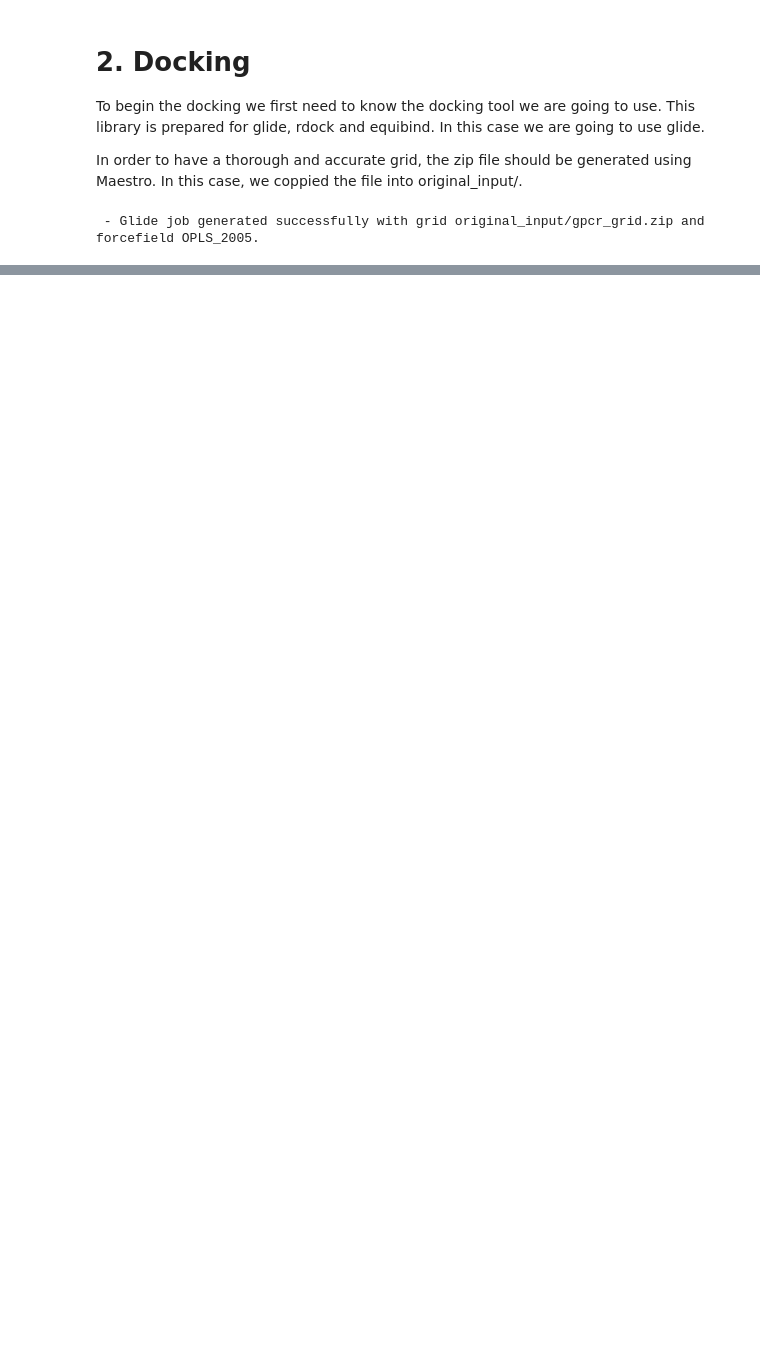
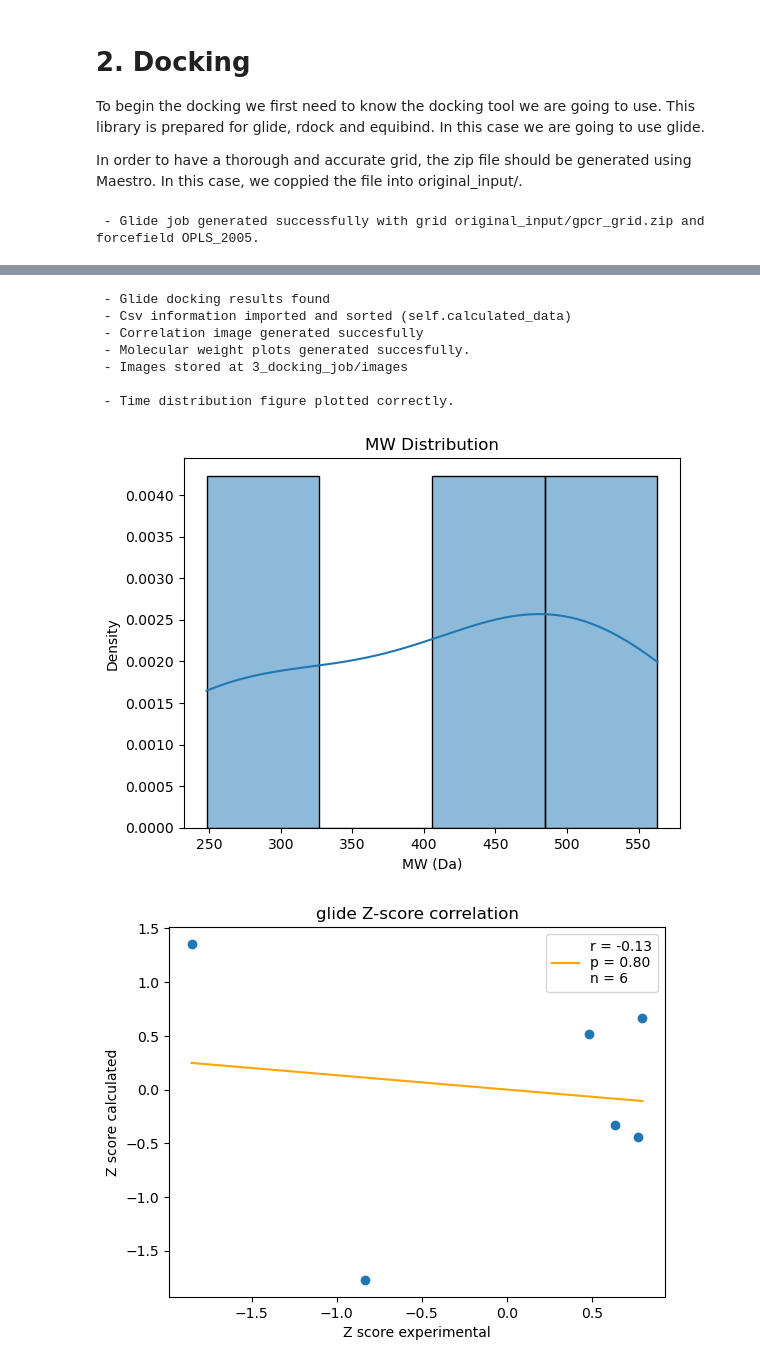
Before and after one commit to ignasipuch/pelevs, a Jupyter notebook: example/example_pelevs.ipynb, the cells around one changed output, grey strips where cells are left out. Drawn from its saved outputs; the diff is of its cells as text; code cells hidden in the pictures; blank space fills up the shorter version.

```diff
--- a/example/example_pelevs.ipynb
+++ b/example/example_pelevs.ipynb
@@ -78,0 +75,18 @@ With this we are ready to analyze some results and prepare the PELE simulations.
+# %%
+experimental_data_path = 'original_input/dataset_ki.csv'
+
+# We generate a DockingAnalyzer object
+analysis = pelevs.dockingAnalysis.DockingAnalyzer()
+
+# We use the method glideAnalysis to obtain some information about the docking
+analysis.glideAnalysis(experimental_data_path,'dG')
+# %% [output]
+ - Glide docking results found
+ - Csv information imported and sorted (self.calculated_data)
+ - Correlation image generated succesfully
+ - Molecular weight plots generated succesfully.
+ - Images stored at 3_docking_job/images
+
+ - Time distribution figure plotted correctly.
+[figure, added]
+[figure, added]
```
Also changed, not shown: parts of 8 cells of this notebook.
